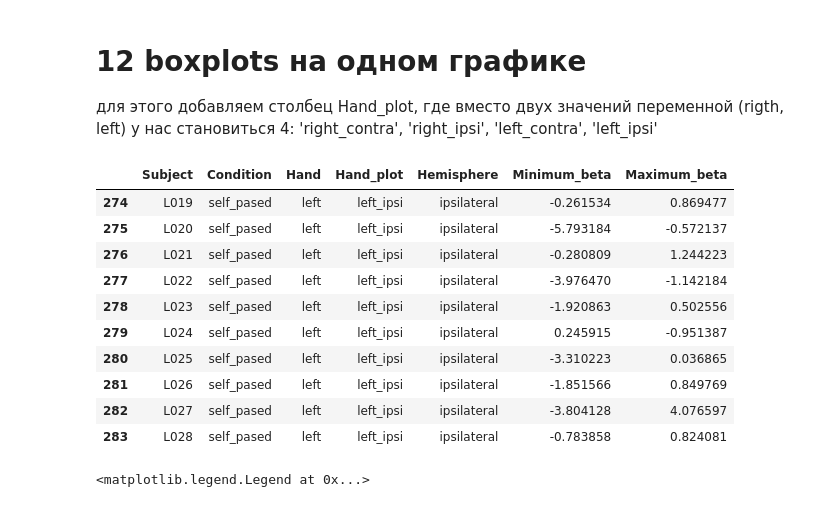
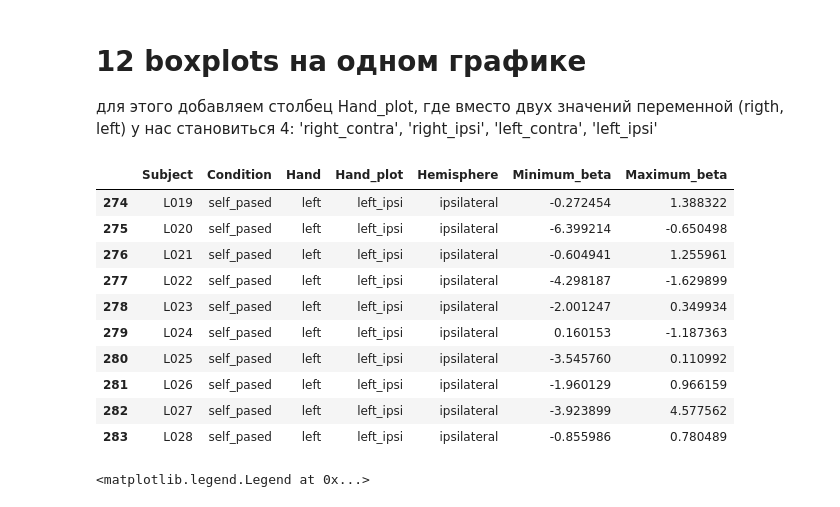
Before and after one commit to Mirrabella/Extremes_for_MEG_data, a Jupyter notebook: ANOVA/ANOVA_для_беты.ipynb, the cells around one changed output. Saved outputs shown, nothing was run; the diff lists cells and outputs as text; code cells hidden in the pictures.

```diff
--- a/ANOVA/ANOVA_для_беты.ipynb
+++ b/ANOVA/ANOVA_для_беты.ipynb
@@ -151,20 +151,20 @@ plt.legend(bbox_to_anchor=(1.2, 1),borderaxespad=0)
 для этого добавляем столбец Hand_plot, где вместо двух значений переменной (rigth, left)  у нас становиться 4: 'right_contra', 'right_ipsi', 'left_contra', 'left_ipsi'
 # %%
 # load data file
-d = pd.read_csv(r"table_for_anova_hands_hemisphere_short_int.csv")
+d = pd.read_csv(r"/home/vera/MNE/ANOVA/table_for_anova_hand_hemisphere_short_int_15_25.csv")
 d.tail(10)
 # %% [output]
 |  | Subject | Condition | Hand | Hand_plot | Hemisphere | Minimum_beta | Maximum_beta |
-| 274 | L019 | self_pased | left | left_ipsi | ipsilateral | -0.261534 | 0.869477 |
-| 275 | L020 | self_pased | left | left_ipsi | ipsilateral | -5.793184 | -0.572137 |
-| 276 | L021 | self_pased | left | left_ipsi | ipsilateral | -0.280809 | 1.244223 |
-| 277 | L022 | self_pased | left | left_ipsi | ipsilateral | -3.976470 | -1.142184 |
-| 278 | L023 | self_pased | left | left_ipsi | ipsilateral | -1.920863 | 0.502556 |
-| 279 | L024 | self_pased | left | left_ipsi | ipsilateral | 0.245915 | -0.951387 |
-| 280 | L025 | self_pased | left | left_ipsi | ipsilateral | -3.310223 | 0.036865 |
-| 281 | L026 | self_pased | left | left_ipsi | ipsilateral | -1.851566 | 0.849769 |
-| 282 | L027 | self_pased | left | left_ipsi | ipsilateral | -3.804128 | 4.076597 |
-| 283 | L028 | self_pased | left | left_ipsi | ipsilateral | -0.783858 | 0.824081 |
+| 274 | L019 | self_pased | left | left_ipsi | ipsilateral | -0.272454 | 1.388322 |
+| 275 | L020 | self_pased | left | left_ipsi | ipsilateral | -6.399214 | -0.650498 |
+| 276 | L021 | self_pased | left | left_ipsi | ipsilateral | -0.604941 | 1.255961 |
+| 277 | L022 | self_pased | left | left_ipsi | ipsilateral | -4.298187 | -1.629899 |
+| 278 | L023 | self_pased | left | left_ipsi | ipsilateral | -2.001247 | 0.349934 |
+| 279 | L024 | self_pased | left | left_ipsi | ipsilateral | 0.160153 | -1.187363 |
+| 280 | L025 | self_pased | left | left_ipsi | ipsilateral | -3.545760 | 0.110992 |
+| 281 | L026 | self_pased | left | left_ipsi | ipsilateral | -1.960129 | 0.966159 |
+| 282 | L027 | self_pased | left | left_ipsi | ipsilateral | -3.923899 | 4.577562 |
+| 283 | L028 | self_pased | left | left_ipsi | ipsilateral | -0.855986 | 0.780489 |
 # %%
 #my_pal = {Hand: "r" if Hand == "right" else "b" for Hand in d.Hand.unique()}
 sns.boxplot(x="Condition", y="Minimum_beta", hue="Hand_plot", data=d, palette="Set3")
```
Also changed, not shown: parts of 12 cells of this notebook.
